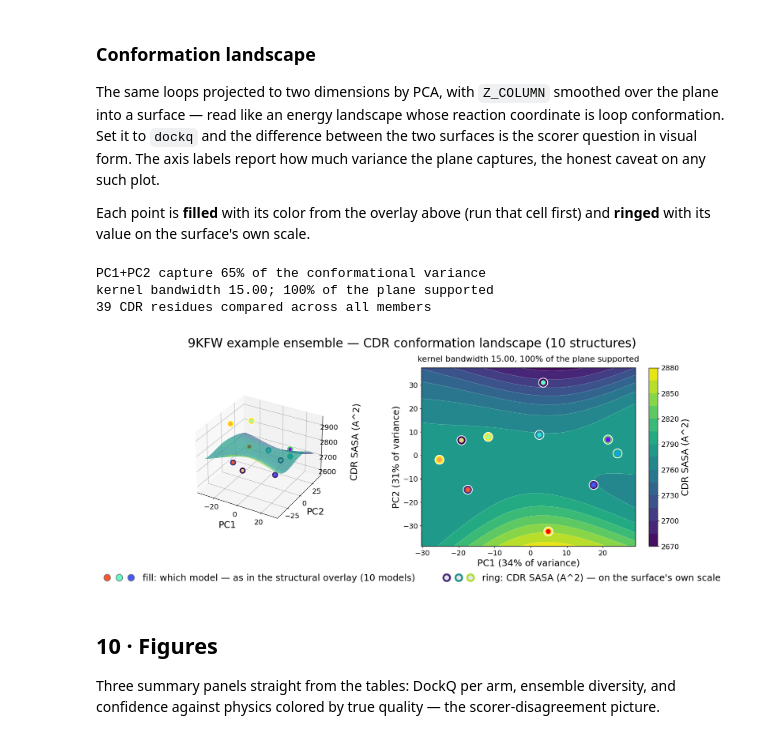
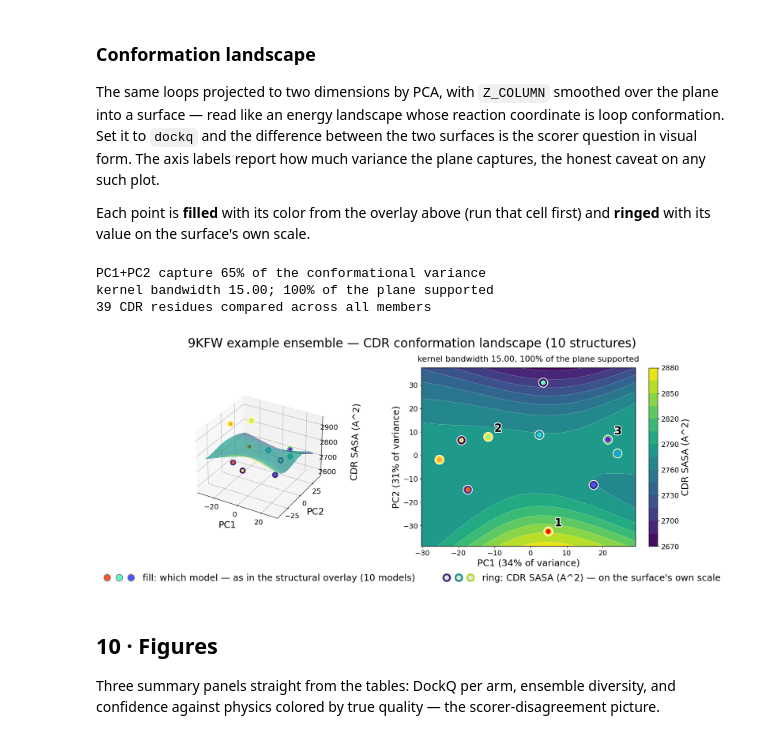
Before and after one commit to bendorr/boltz-cdr, a Jupyter notebook: notebooks/colab_boltz_cdr.ipynb, the cells around one changed output. Saved outputs shown, nothing was run; the diff lists cells and outputs as text; code cells hidden in the pictures.

```diff
--- a/notebooks/colab_boltz_cdr.ipynb
+++ b/notebooks/colab_boltz_cdr.ipynb
@@ -269,39 +269,48 @@ Each point is **filled** with its color from the overlay above (run that cell fi
 **ringed** with its value on the surface's own scale.
 # %%
 import pathlib
-from boltz_cdr.visualize import conformation_landscape, plot_landscape
+from boltz_cdr.visualize import conformation_landscape, extreme_members, plot_landscape
 
 Z_COLUMN = "conf_iptm"     # try "dockq", "shape_complementarity", "conf_complex_plddt"
 if EXAMPLE_ENSEMBLE:
     Z_COLUMN = COLOR_BY    # the example ensemble carries only the one quantity
 
 landscape, projection, coords = conformation_landscape(
     structures,
     annotation,
     selected[Z_COLUMN].to_numpy(),
     method="pca",          # or "mds"
 )
+
+# Number the three structures the overlay above singles out — the two most different loop
+# conformations and one between them — so a point here can be matched to a loop there.
+# Both figures call `extreme_members`, so 1, 2 and 3 mean the same structures in each.
+callouts = [""] * len(structures)
+for number, index in enumerate(extreme_members(coords), start=1):
+    callouts[index] = str(number)
+
 fig, _ = plot_landscape(
     landscape,
     projection,
     value_label=Z_COLUMN,
     title=f"{VIEW_TARGET} — CDR conformation landscape ({len(structures)} structures)",
+    labels=callouts,
     # Fill each point with the color its loops have in the overlay above, so a feature here
     # can be traced to a structure there. Only possible when the overlay drew every
     # member — raise `max_overlay` if it thinned the ensemble.
     point_colors=view.colors if len(view.colors) == len(structures) else None,
 )
 pathlib.Path("results/analysis").mkdir(parents=True, exist_ok=True)
 fig.savefig("results/analysis/cdr_landscape.png", dpi=150, bbox_inches="tight")
 
 print(f"PC1+PC2 capture {projection.explained_variance.sum():.0%} of the conformational variance")
 print(f"kernel bandwidth {landscape.bandwidth:.2f}; {landscape.coverage:.0%} of the plane supported")
 print(f"{len(coords.residue_indices)} CDR residues compared across all members")
 # %% [output]
 PC1+PC2 capture 65% of the conformational variance
 kernel bandwidth 15.00; 100% of the plane supported
 39 CDR residues compared across all members
-[figure, old version]
+[figure, new version]
 # %% [markdown]
 ## 10 · Figures
 
```
Also changed, not shown: parts of 1 cell of this notebook, 8 other files.
